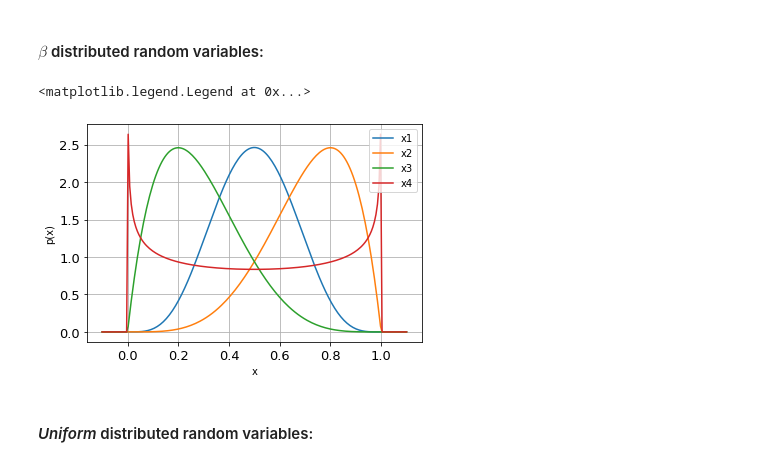
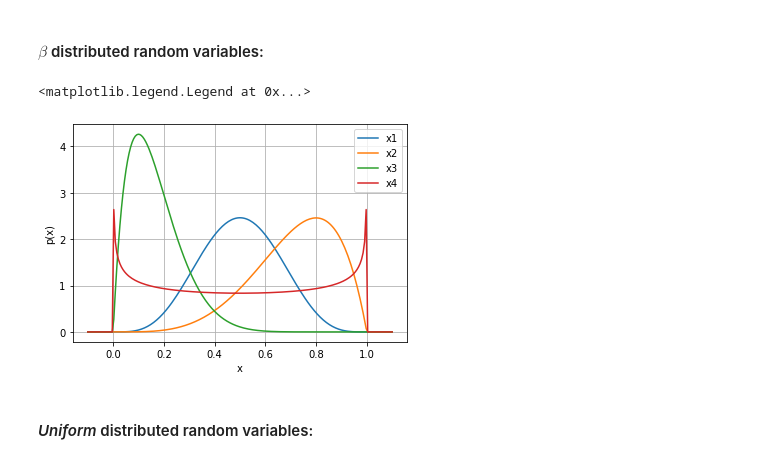
Before and after one commit to pygpc-polynomial-chaos/pygpc, a Jupyter notebook: tutorials/Tutorial_pygpc_pyrates_BaCI.ipynb, the cells around one changed output. Saved outputs shown, nothing was run; the diff lists cells and outputs as text; code cells hidden in the pictures.

```diff
--- a/tutorials/Tutorial_pygpc_pyrates_BaCI.ipynb
+++ b/tutorials/Tutorial_pygpc_pyrates_BaCI.ipynb
@@ -127,17 +136,17 @@ Currently, **pygpc** supports:
 # %%
 parameters = OrderedDict()
 parameters["x1"] = pygpc.Beta(pdf_shape=[5, 5], pdf_limits=[0, 1])
 parameters["x2"] = pygpc.Beta(pdf_shape=[5, 2], pdf_limits=[0, 1])
-parameters["x3"] = pygpc.Beta(pdf_shape=[2, 5], pdf_limits=[0, 1])
+parameters["x3"] = pygpc.Beta(pdf_shape=[2, 10], pdf_limits=[0, 1])
 parameters["x4"] = pygpc.Beta(pdf_shape=[0.75, 0.75], pdf_limits=[0, 1])
 ax = parameters["x1"].plot_pdf()
 ax = parameters["x2"].plot_pdf()
 ax = parameters["x3"].plot_pdf()
 ax = parameters["x4"].plot_pdf()
 ax.legend(["x1", "x2", "x3", "x4"])
 # %% [output]
 <matplotlib.legend.Legend at 0x...>
-[figure, old version]
+[figure, new version]
 # %% [markdown]
 #### *Uniform* distributed random variables:
 # %%
```
Also changed, not shown: parts of 33 cells of this notebook, 2 other files.
